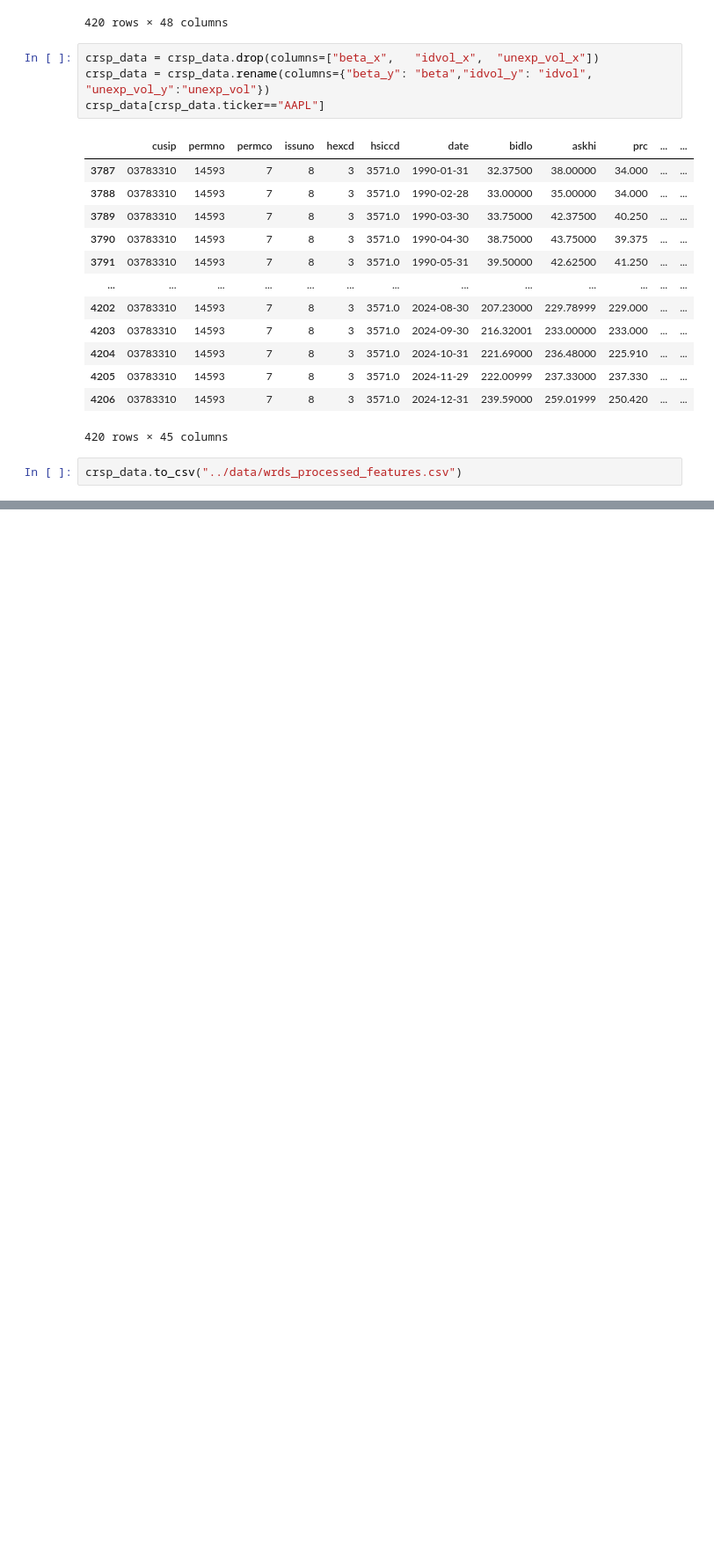
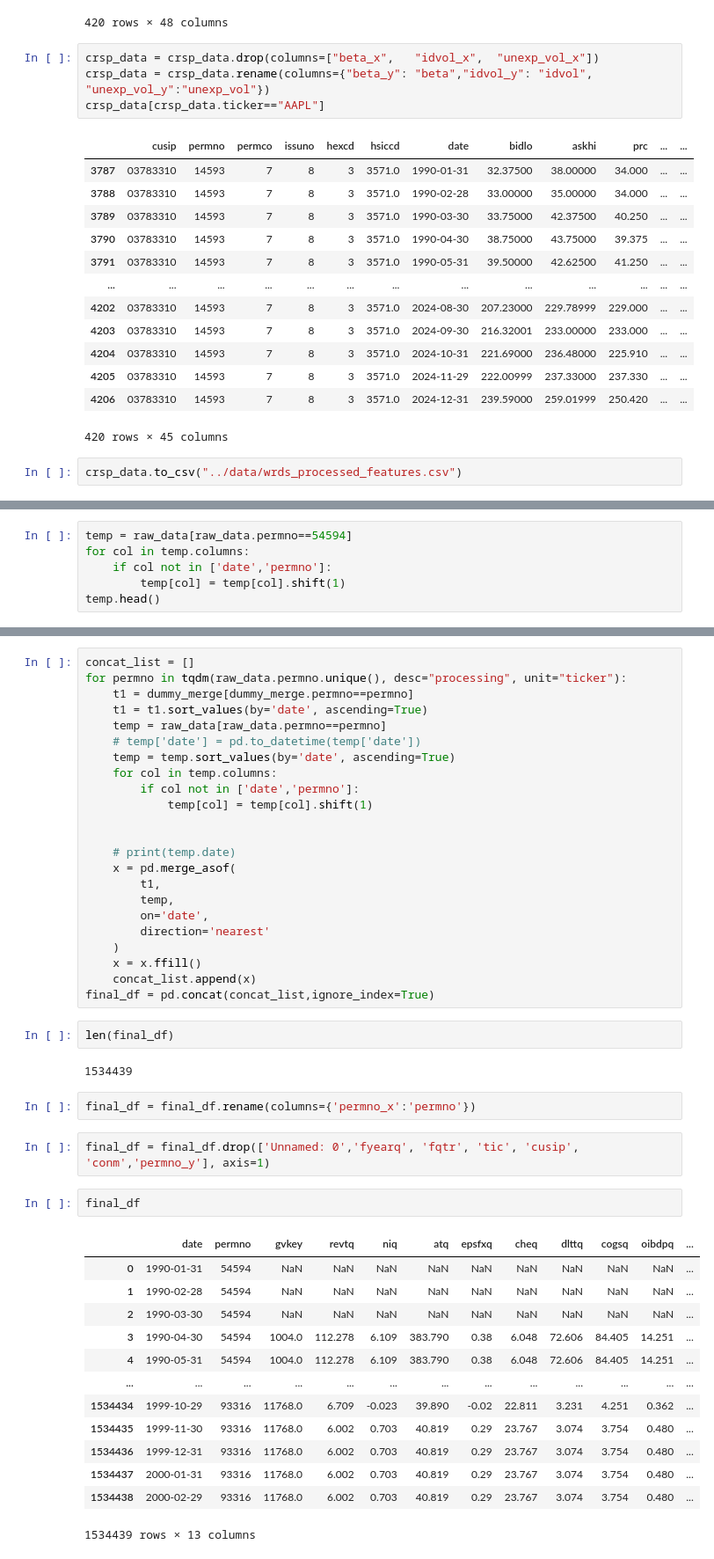
Before and after one commit to FlexiblePlanInvestmentsLtd/Factor-Research, a Jupyter notebook: notebooks/aapm.ipynb, the cells around one changed output, grey strips where cells are left out. Shown: that part at 88% size. Saved outputs shown, nothing was run; the diff lists cells and outputs as text; blank space fills up the shorter version.

```diff
--- a/notebooks/aapm.ipynb
+++ b/notebooks/aapm.ipynb
@@ -409,0 +848,6 @@ crsp_data.to_csv("../data/wrds_processed_features.csv")
+# %%
+temp = raw_data[raw_data.permno==54594]
+for col in temp.columns:
+    if col not in ['date','permno']:
+        temp[col] = temp[col].shift(1)
+temp.head()
@@ -409,0 +866,47 @@ crsp_data.to_csv("../data/wrds_processed_features.csv")
+# %%
+concat_list = []
+for permno in tqdm(raw_data.permno.unique(), desc="processing", unit="ticker"):
+    t1 = dummy_merge[dummy_merge.permno==permno]
+    t1 = t1.sort_values(by='date', ascending=True)
+    temp = raw_data[raw_data.permno==permno]
+    # temp['date'] = pd.to_datetime(temp['date'])
+    temp = temp.sort_values(by='date', ascending=True)
+    for col in temp.columns:
+        if col not in ['date','permno']:
+            temp[col] = temp[col].shift(1)
+
+
+    # print(temp.date)
+    x = pd.merge_asof(
+        t1,
+        temp,
+        on='date',
+        direction='nearest'
+    )
+    x = x.ffill()
+    concat_list.append(x)
+final_df = pd.concat(concat_list,ignore_index=True)
+# %%
+len(final_df)
+# %% [output]
+1534439
+# %%
+final_df = final_df.rename(columns={'permno_x':'permno'})
+# %%
+final_df = final_df.drop(['Unnamed: 0','fyearq', 'fqtr', 'tic', 'cusip', 'conm','permno_y'], axis=1)
+# %%
+final_df
+# %% [output]
+|  | date | permno | gvkey | revtq | niq | atq | epsfxq | cheq | dlttq | cogsq | oibdpq | ... |
+| 0 | 1990-01-31 | 54594 | NaN | NaN | NaN | NaN | NaN | NaN | NaN | NaN | NaN | ... |
+| 1 | 1990-02-28 | 54594 | NaN | NaN | NaN | NaN | NaN | NaN | NaN | NaN | NaN | ... |
+| 2 | 1990-03-30 | 54594 | NaN | NaN | NaN | NaN | NaN | NaN | NaN | NaN | NaN | ... |
+| 3 | 1990-04-30 | 54594 | 1004.0 | 112.278 | 6.109 | 383.790 | 0.38 | 6.048 | 72.606 | 84.405 | 14.251 | ... |
+| 4 | 1990-05-31 | 54594 | 1004.0 | 112.278 | 6.109 | 383.790 | 0.38 | 6.048 | 72.606 | 84.405 | 14.251 | ... |
+| ... | ... | ... | ... | ... | ... | ... | ... | ... | ... | ... | ... | ... |
+| 1534434 | 1999-10-29 | 93316 | 11768.0 | 6.709 | -0.023 | 39.890 | -0.02 | 22.811 | 3.231 | 4.251 | 0.362 | ... |
+| 1534435 | 1999-11-30 | 93316 | 11768.0 | 6.002 | 0.703 | 40.819 | 0.29 | 23.767 | 3.074 | 3.754 | 0.480 | ... |
+| 1534436 | 1999-12-31 | 93316 | 11768.0 | 6.002 | 0.703 | 40.819 | 0.29 | 23.767 | 3.074 | 3.754 | 0.480 | ... |
+| 1534437 | 2000-01-31 | 93316 | 11768.0 | 6.002 | 0.703 | 40.819 | 0.29 | 23.767 | 3.074 | 3.754 | 0.480 | ... |
+| 1534438 | 2000-02-29 | 93316 | 11768.0 | 6.002 | 0.703 | 40.819 | 0.29 | 23.767 | 3.074 | 3.754 | 0.480 | ... |
+1534439 rows × 13 columns
```
Also changed, not shown: parts of 29 cells of this notebook.
